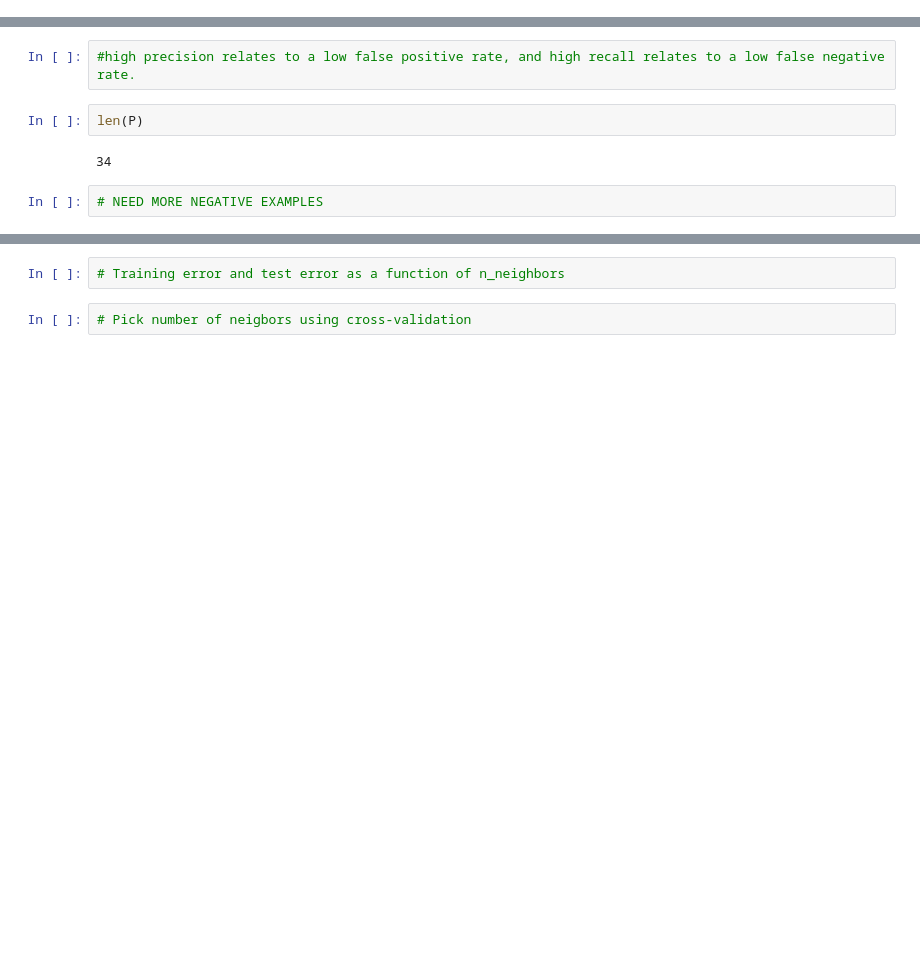
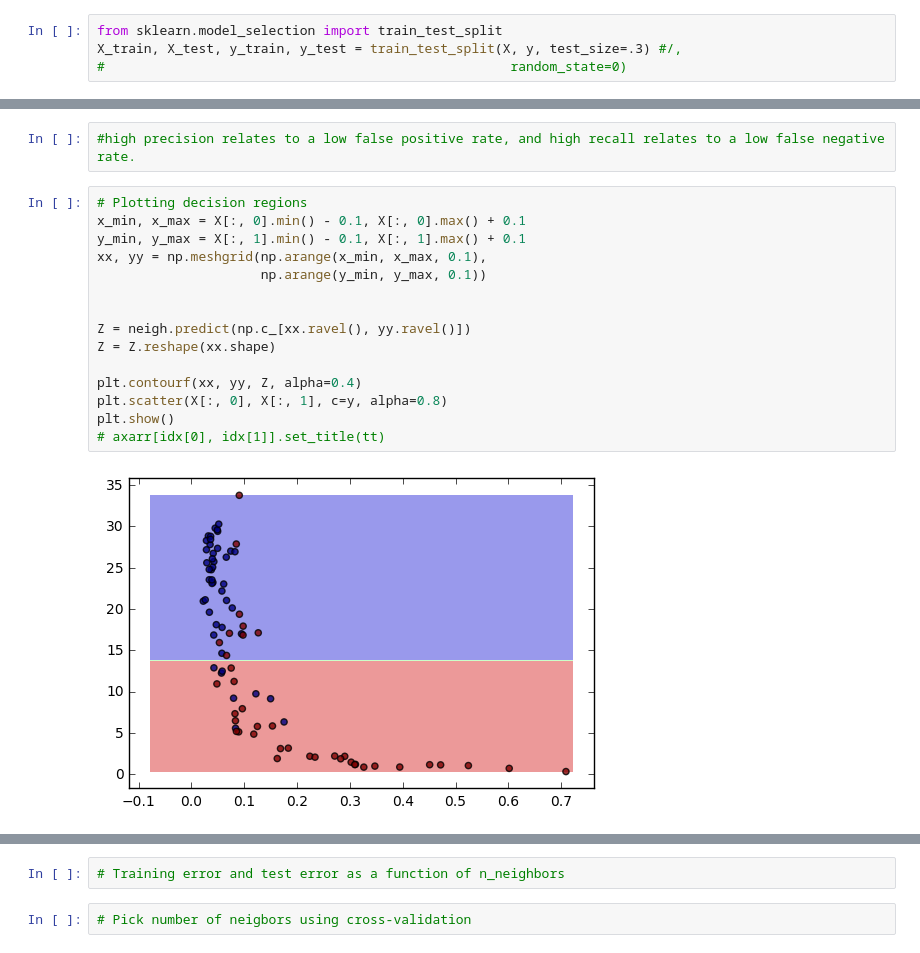
Before and after one commit to liu963/insight-project, a Jupyter notebook: pattern-recognition/Classifier.ipynb, the cells around one changed output, grey strips where cells are left out. Cells and saved outputs as stored; diff of their text form; blank space fills up the shorter version.

```diff
--- a/pattern-recognition/Classifier.ipynb
+++ b/pattern-recognition/Classifier.ipynb
@@ -50,0 +197,4 @@ from sklearn.neighbors import KNeighborsClassifier
+# %%
+from sklearn.model_selection import train_test_split
+X_train, X_test, y_train, y_test = train_test_split(X, y, test_size=.3) #/,
+#                                                    random_state=0)
@@ -110,8 +264,19 @@ print acc
 # %%
 #high precision relates to a low false positive rate, and high recall relates to a low false negative rate.
-# %%
-len(P)
-# %% [output]
-34
-# %%
-# NEED MORE NEGATIVE EXAMPLES
+# %%
+# Plotting decision regions
+x_min, x_max = X[:, 0].min() - 0.1, X[:, 0].max() + 0.1
+y_min, y_max = X[:, 1].min() - 0.1, X[:, 1].max() + 0.1
+xx, yy = np.meshgrid(np.arange(x_min, x_max, 0.1),
+                     np.arange(y_min, y_max, 0.1))
+
+
+Z = neigh.predict(np.c_[xx.ravel(), yy.ravel()])
+Z = Z.reshape(xx.shape)
+
+plt.contourf(xx, yy, Z, alpha=0.4)
+plt.scatter(X[:, 0], X[:, 1], c=y, alpha=0.8)
+plt.show()
+# axarr[idx[0], idx[1]].set_title(tt)
+# %% [output]
+[figure, added]
```
Also changed, not shown: parts of 27 cells of this notebook.
